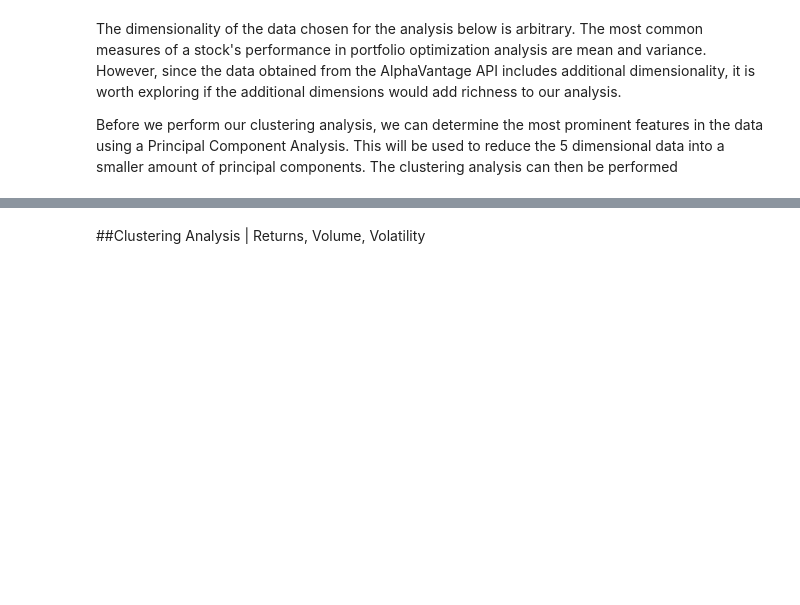
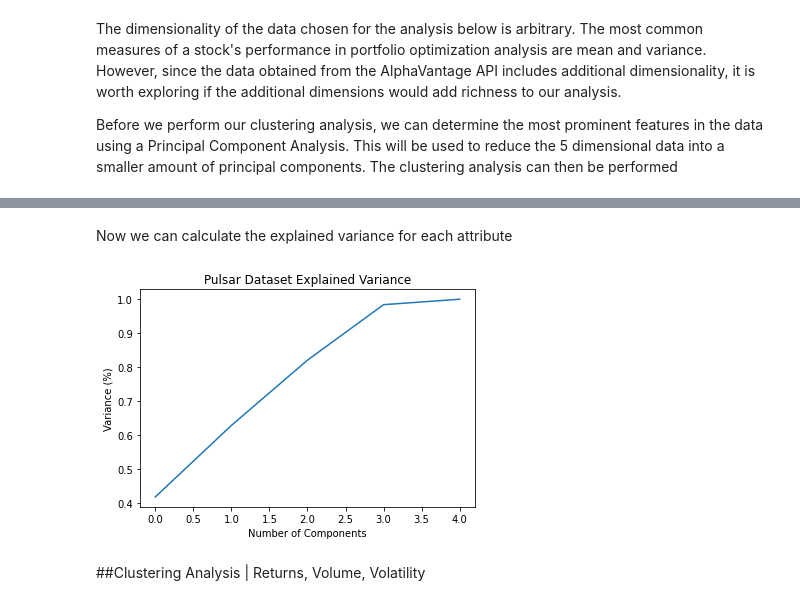
Before and after one commit to CAP4770-group9-project/final-project, a Jupyter notebook: k-means-clustering.ipynb, the cells around one changed output, grey strips where cells are left out. Cells and saved outputs as stored; diff of their text form; code cells hidden in the pictures; blank space fills up the shorter version.

Commit message:
plotted explained variance

```diff
--- a/k-means-clustering.ipynb
+++ b/k-means-clustering.ipynb
@@ -431,0 +434,10 @@ Before we perform our clustering analysis, we can determine the most prominent f
+# %%
+#https://towardsdatascience.com/pca-using-python-scikit-learn-e653f8989e60
+#https://towardsdatascience.com/an-approach-to-choosing-the-number-of-components-in-a-principal-component-analysis-pca-3b9f3d6e73fe
+import numpy as np
+from sklearn.decomposition import PCA
+from sklearn.preprocessing import StandardScaler
+
+#use scaler to normalize data before clustering
+annualized_data_scaled = StandardScaler().fit_transform(annualized_data.dropna().values)
+print(annualized_data_scaled)
@@ -432,3 +452,18 @@ Before we perform our clustering analysis, we can determine the most prominent f
+# %% [markdown]
+Now we can calculate the explained variance for each attribute
+# %%
+#Fitting the PCA algorithm with our Data
+pca = PCA().fit(annualized_data_scaled)
+
+#Plotting the Cumulative Summation of the Explained Variance
+plt.figure()
+plt.plot(np.cumsum(pca.explained_variance_ratio_))
+plt.xlabel('Number of Components')
+plt.ylabel('Variance (%)') #for each component
+plt.title('Pulsar Dataset Explained Variance')
+plt.show()
+# %% [output]
+[figure, added]
 # %% [markdown]
 ##Clustering Analysis | Returns, Volume, Volatility
 # %%
```
Also changed, not shown: parts of 2 cells of this notebook.
